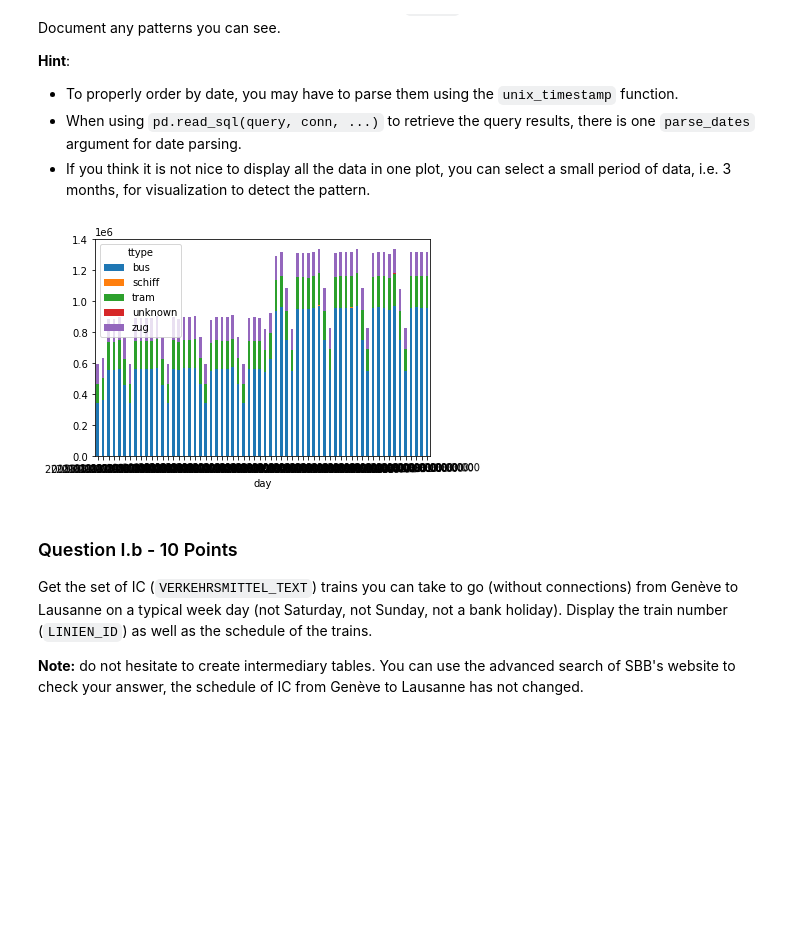
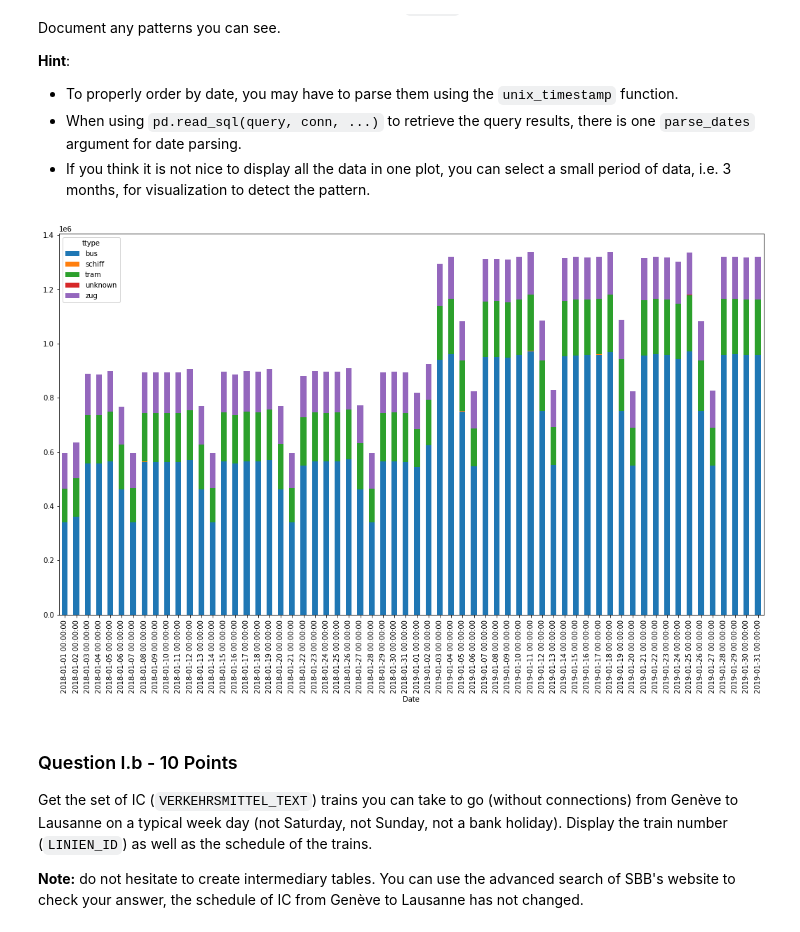
Before and after one commit to FurkanKarakas/dslab-homework-1, a Jupyter notebook: notebooks/DSLab_homework-1.ipynb, the cells around one changed output. Saved outputs shown, nothing was run; the diff lists cells and outputs as text; code cells hidden in the pictures; blank space fills up the shorter version.

Commit message:
add plot labels and titles

```diff
--- a/notebooks/DSLab_homework-1.ipynb
+++ b/notebooks/DSLab_homework-1.ipynb
@@ -242,28 +242,30 @@ __Hint__:
 # %%
 # Fetch number of stops per transport type for each day in January 2018 and 2019
 query = """
     SELECT unix_timestamp(BETRIEBSTAG, 'dd.MM.yyyy') AS day, lower(PRODUKT_ID) AS ttype, COUNT(*) AS stops
     FROM {0}.sbb_orc
     WHERE BETRIEBSTAG LIKE '%.01.2018' OR BETRIEBSTAG LIKE '%.01.2019'
     GROUP BY BETRIEBSTAG, lower(PRODUKT_ID)
     ORDER BY day, ttype DESC
 """.format(username)
 pd.set_option('display.max_rows', None)
 total_stops = pd.read_sql(query, conn, parse_dates=['day']) #dates are parsed with parse_dates option
 total_stops.replace('', 'unknown', inplace=True) #blank values are changed with unknown
 
 # a pivot table is created for a better chart using day as index and types as columns.
 # number of stops will be the values in the columns
 pivot_total_stops = total_stops.pivot_table(index='day', values='stops', columns='ttype')
 
 #pivot table is plotted as a stacked bar chart
-pivot_total_stops.plot(kind='bar',stacked=True,rot=1)
+pivot_total_stops.plot(kind='bar',stacked=True,rot=1, figsize=(18,10))
+plt.xticks(rotation=90)
+plt.xlabel('Date')
 plt.show()
 
 #It can be seen in the graph that SBB services got improved in 2019 compared to 2018. Especially bus stops improved really much.
 #It can be seen that SBB offers less stops in weekends. Especially on Sundays.
 # %% [output]
-[figure, old version]
+[figure, new version]
 # %% [markdown]
 ### Question I.b - 10 Points
 
```
Also changed, not shown: parts of 5 cells of this notebook.
